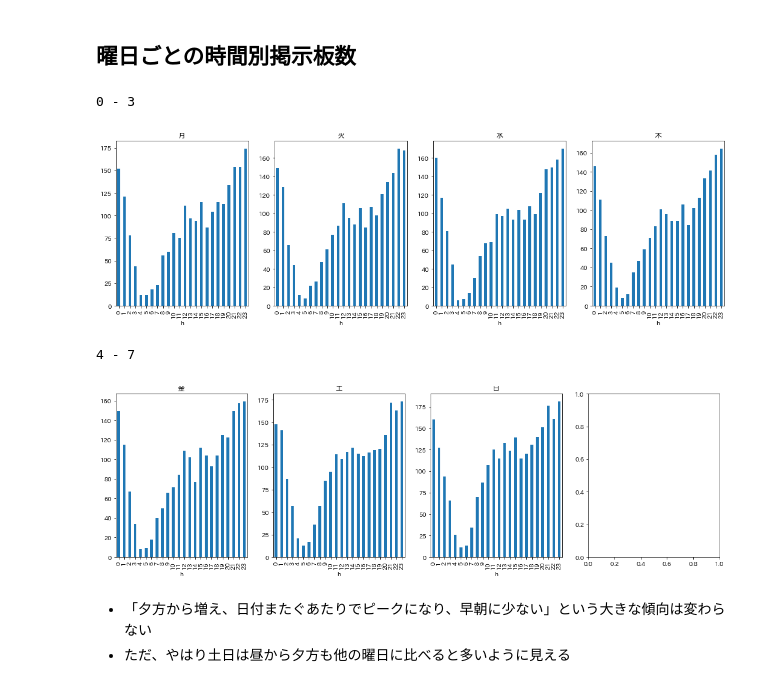
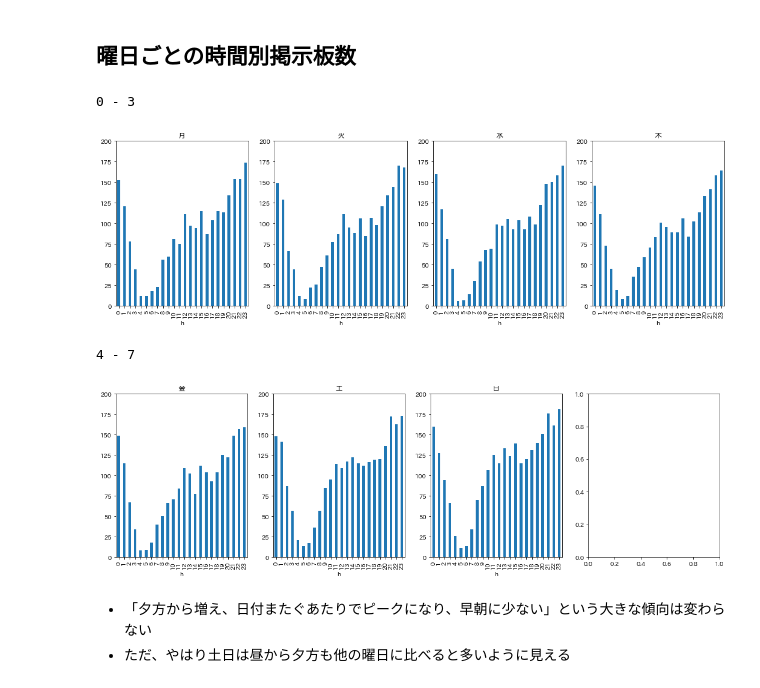
Before and after one commit to Kazuya-Minakuchi/qiita, a Jupyter notebook: dereste_analysis/open2ch/02_check_board_list.ipynb, the cells around one changed output. Drawn from its saved outputs; the diff is of its cells as text; code cells hidden in the pictures.

```diff
--- a/dereste_analysis/open2ch/02_check_board_list.ipynb
+++ b/dereste_analysis/open2ch/02_check_board_list.ipynb
@@ -458,24 +458,29 @@ for m in [1, 4, 7, 10]:
 # %% [markdown]
 ## 曜日ごとの時間別掲示板数
 # %%
+ylim = [0, 200]
 for wd_num in [0, 4]:
     print(wd_num, '-', wd_num+3)
     fig, axes = plt.subplots(1, 4, figsize=(18, 5))
     df[df['wd_num']==wd_num].groupby('h')['cnt'].sum().plot(kind='bar',   ax=axes[0])
     axes[0].set_title(num_weekday[wd_num])
+    axes[0].set_ylim(ylim)
     df[df['wd_num']==wd_num+1].groupby('h')['cnt'].sum().plot(kind='bar', ax=axes[1])
     axes[1].set_title(num_weekday[wd_num+1])
+    axes[1].set_ylim(ylim)
     df[df['wd_num']==wd_num+2].groupby('h')['cnt'].sum().plot(kind='bar', ax=axes[2])
     axes[2].set_title(num_weekday[wd_num+2])
+    axes[2].set_ylim(ylim)
     if wd_num == 0:
         df[df['wd_num']==wd_num+3].groupby('h')['cnt'].sum().plot(kind='bar', ax=axes[3])
         axes[3].set_title(num_weekday[wd_num+3])
+        axes[3].set_ylim(ylim)
     plt.show()
 # %% [output]
 0 - 3
-[figure, old version]
+[figure, new version]
 4 - 7
-[figure, old version]
+[figure, new version]
 # %% [markdown]
 * 「夕方から増え、日付またぐあたりでピークになり、早朝に少ない」という大きな傾向は変わらない
 *  ただ、やはり土日は昼から夕方も他の曜日に比べると多いように見える
```
Also changed, not shown: parts of 6 cells of this notebook.
